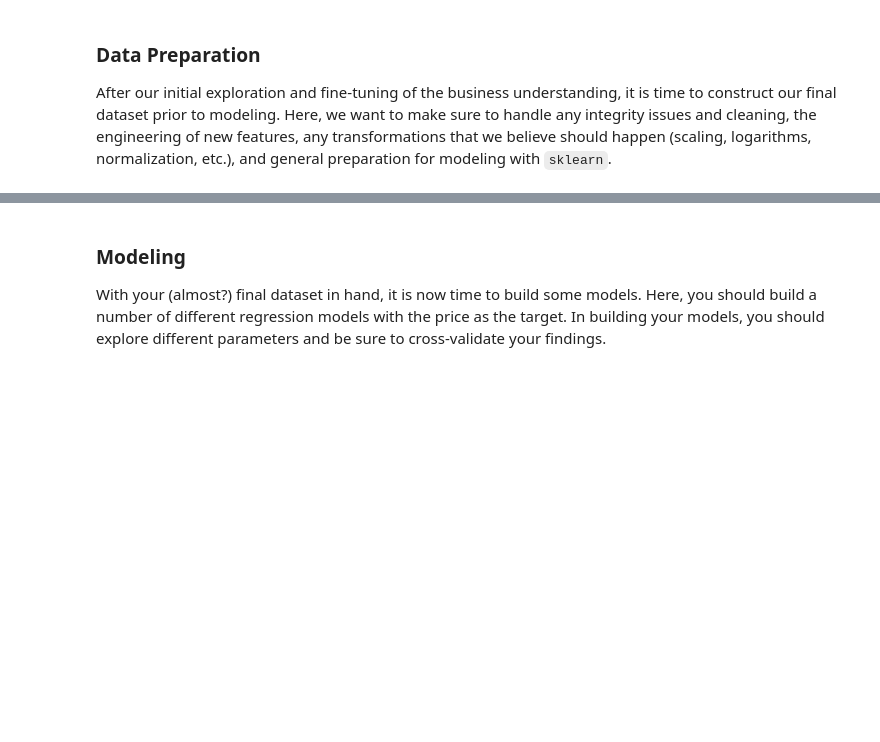
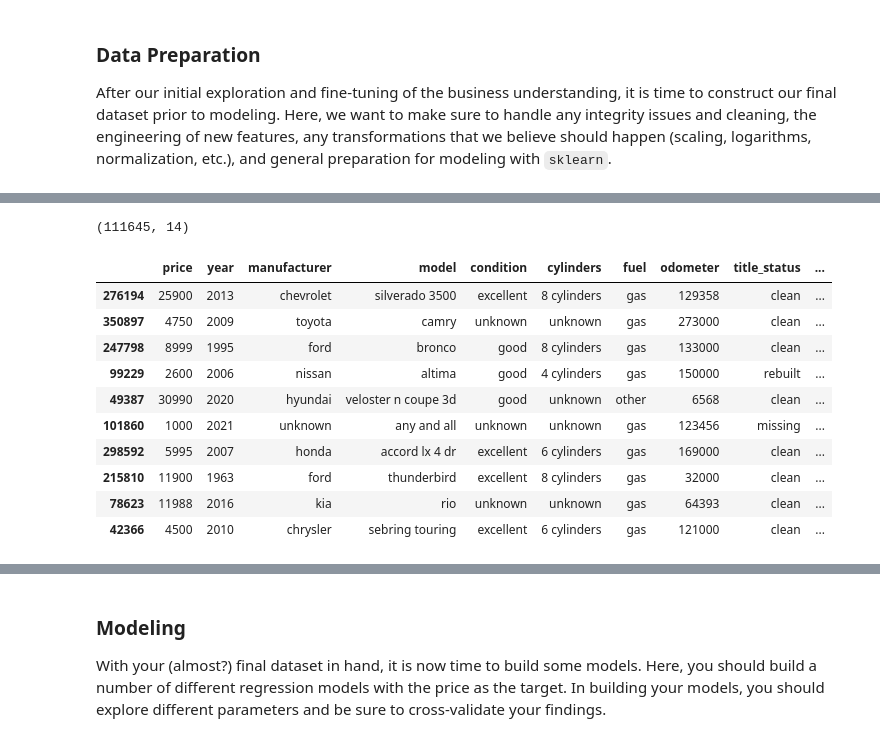
Before and after one commit to shashiJoel/used-car-price-analysis, a Jupyter notebook: prompt_II.ipynb, the cells around one changed output, grey strips where cells are left out. Drawn from its saved outputs; the diff is of its cells as text; code cells hidden in the pictures; blank space fills up the shorter version.

```diff
--- a/prompt_II.ipynb
+++ b/prompt_II.ipynb
@@ -553,0 +470,18 @@ KeyboardInterrupt:
+# %%
+cars_clean_data.shape
+# %% [output]
+(111645, 14)
+# %%
+cars_clean_data.sample(10)
+# %% [output]
+|  | price | year | manufacturer | model | condition | cylinders | fuel | odometer | title_status | ... |
+| 276194 | 25900 | 2013 | chevrolet | silverado 3500 | excellent | 8 cylinders | gas | 129358 | clean | ... |
+| 350897 | 4750 | 2009 | toyota | camry | unknown | unknown | gas | 273000 | clean | ... |
+| 247798 | 8999 | 1995 | ford | bronco | good | 8 cylinders | gas | 133000 | clean | ... |
+| 99229 | 2600 | 2006 | nissan | altima | good | 4 cylinders | gas | 150000 | rebuilt | ... |
+| 49387 | 30990 | 2020 | hyundai | veloster n coupe 3d | good | unknown | other | 6568 | clean | ... |
+| 101860 | 1000 | 2021 | unknown | any and all | unknown | unknown | gas | 123456 | missing | ... |
+| 298592 | 5995 | 2007 | honda | accord lx 4 dr | excellent | 6 cylinders | gas | 169000 | clean | ... |
+| 215810 | 11900 | 1963 | ford | thunderbird | excellent | 8 cylinders | gas | 32000 | clean | ... |
+| 78623 | 11988 | 2016 | kia | rio | unknown | unknown | gas | 64393 | clean | ... |
+| 42366 | 4500 | 2010 | chrysler | sebring touring | excellent | 6 cylinders | gas | 121000 | clean | ... |
```
Also changed, not shown: parts of 60 cells of this notebook, 1 other file.
